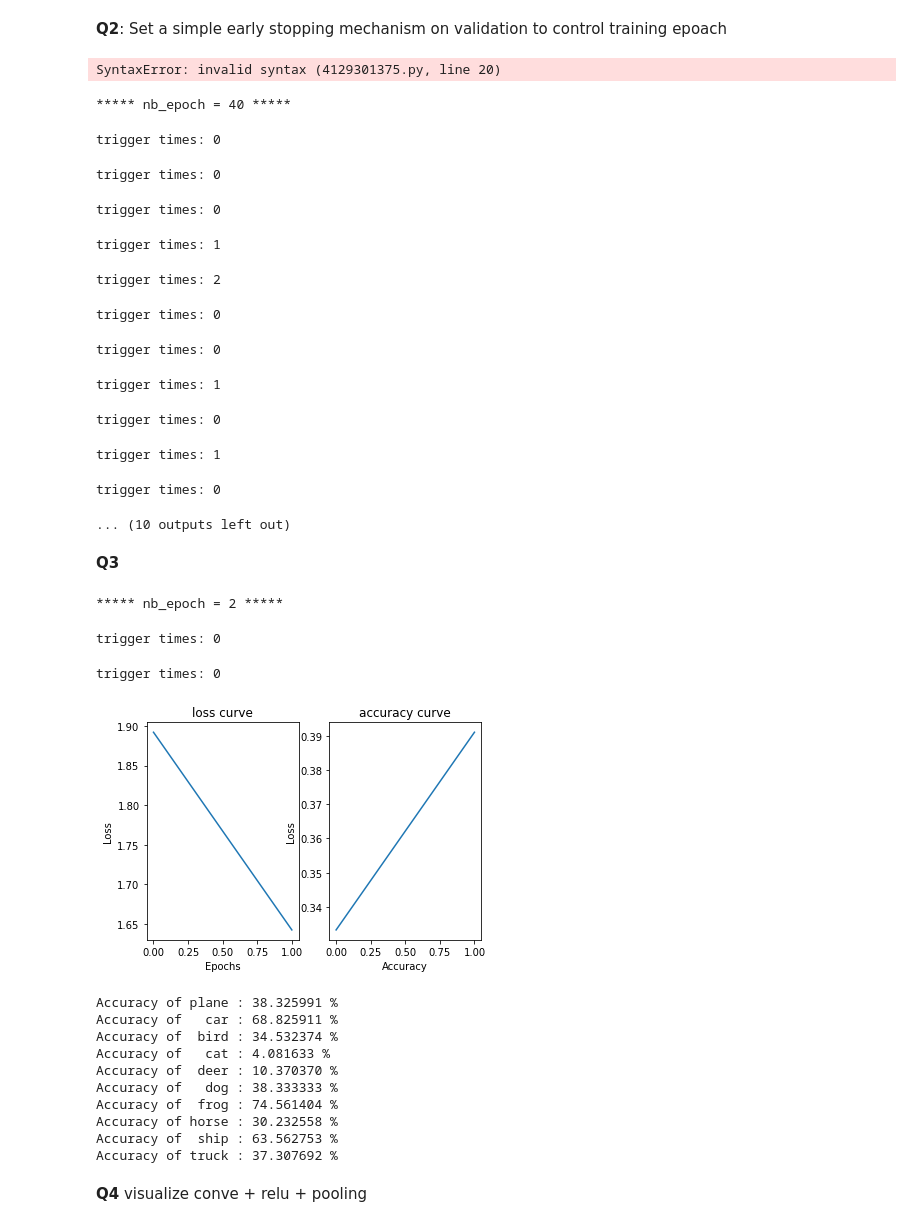
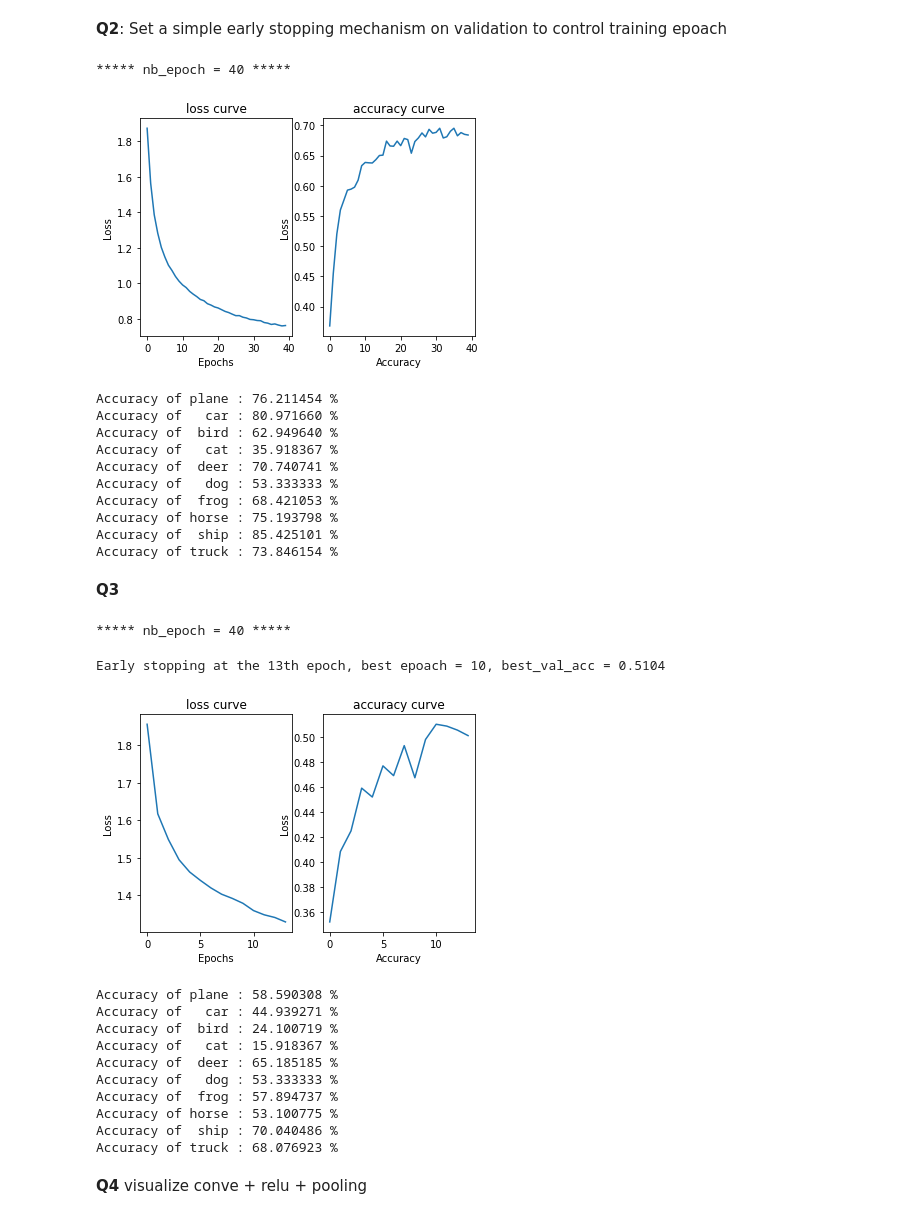
Before and after one commit to xue-jiaxin/TP_RF, a Jupyter notebook: tp2-cnn1.ipynb, the cells around one changed output. Drawn from its saved outputs; the diff is of its cells as text; code cells hidden in the pictures.

```diff
--- a/tp2-cnn1.ipynb
+++ b/tp2-cnn1.ipynb
@@ -537,12 +537,13 @@ class Trainer_early_stop(Trainer):
 
             if accuracy < the_last_acc:
                 trigger_times += 1
-                print('trigger times:', trigger_times)
+                #print('trigger times:', trigger_times)
                 if trigger_times >= self.patience:
-                    return print(f"Early stopping at the {epoch}th epoch, best epoach = {epoch-self.patience}, best_val_acc = {self.best_valid_score["score"] = accuracy}")
+                    best_val = self.best_valid_score["score"]
+                    return print(f"Early stopping at the {epoch}th epoch, best epoach = {epoch-self.patience}, best_val_acc = {best_val}")
 
             else:
-                print('trigger times: 0')
+                #print('trigger times: 0')
                 trigger_times = 0
                 torch.save({
                 'nb_epoch': epoch,
@@ -559,8 +560,6 @@ class Trainer_early_stop(Trainer):
             if accuracy > self.best_valid_score["score"]:
                 self.best_valid_score["n_epoch"] = epoch
                 self.best_valid_score["score"] = accuracy
-# %% [output]
-SyntaxError: invalid syntax (4129301375.py, line 20)
 # %%
 best_nb_epoch = 0
 best_valid = 0.0
@@ -577,18 +576,17 @@ for nb_epoch in [40]:
     trainer.val_different_class()
 # %% [output]
 ***** nb_epoch = 40 *****
+[figure, added]
-trigger times: 0
+Accuracy of plane : 76.211454 %
+Accuracy of   car : 80.971660 %
+Accuracy of  bird : 62.949640 %
+Accuracy of   cat : 35.918367 %
+Accuracy of  deer : 70.740741 %
+Accuracy of   dog : 53.333333 %
+Accuracy of  frog : 68.421053 %
+Accuracy of horse : 75.193798 %
+Accuracy of  ship : 85.425101 %
+Accuracy of truck : 73.846154 %
-trigger times: 0
-trigger times: 0
-trigger times: 1
-trigger times: 2
-trigger times: 0
-trigger times: 0
-trigger times: 1
-trigger times: 0
-trigger times: 1
-trigger times: 0
-... (10 outputs left out)
 # %% [markdown]
 **Q3**
 # %%
@@ -637,41 +635,40 @@ class Net(nn.Module):
 # %%
 best_nb_epoch = 0
 best_valid = 0.0
 
-for nb_epoch in [2]:
+for nb_epoch in [40]:
     net = Net().to(device)
     criterion = nn.CrossEntropyLoss()
     #optimizer = optim.SGD(net.parameters(), lr=0.01, momentum=0.9)
     optimizer = torch.optim.Adam(
                 net.parameters(),
                 lr=0.01,
                 betas=(0.9, 0.999),
                 #weight_decay=0.95,
                 eps=1e-08,
                 weight_decay=0,
                 amsgrad=False,
             )
     trainer = Trainer_early_stop(nb_epoch=nb_epoch, patience=3, model=net, criterion=criterion, optimizer=optimizer, device=device)
 
     print(f"***** nb_epoch = {nb_epoch} *****")
     trainer.fit()
     trainer.draw()
     trainer.val_different_class()
 # %% [output]
-***** nb_epoch = 2 *****
+***** nb_epoch = 40 *****
-trigger times: 0
+Early stopping at the 13th epoch, best epoach = 10, best_val_acc = 0.5104
+[figure, new version]
-trigger times: 0
+Accuracy of plane : 58.590308 %
+Accuracy of   car : 44.939271 %
+Accuracy of  bird : 24.100719 %
+Accuracy of   cat : 15.918367 %
+Accuracy of  deer : 65.185185 %
+Accuracy of   dog : 53.333333 %
+Accuracy of  frog : 57.894737 %
+Accuracy of horse : 53.100775 %
+Accuracy of  ship : 70.040486 %
+Accuracy of truck : 68.076923 %
-[figure, old version]
-Accuracy of plane : 38.325991 %
-Accuracy of   car : 68.825911 %
-Accuracy of  bird : 34.532374 %
-Accuracy of   cat : 4.081633 %
-Accuracy of  deer : 10.370370 %
-Accuracy of   dog : 38.333333 %
-Accuracy of  frog : 74.561404 %
-Accuracy of horse : 30.232558 %
-Accuracy of  ship : 63.562753 %
-Accuracy of truck : 37.307692 %
 # %% [markdown]
 **Q4** visualize conve + relu + pooling
 # %%
```
Also changed, not shown: parts of 3 cells of this notebook.
